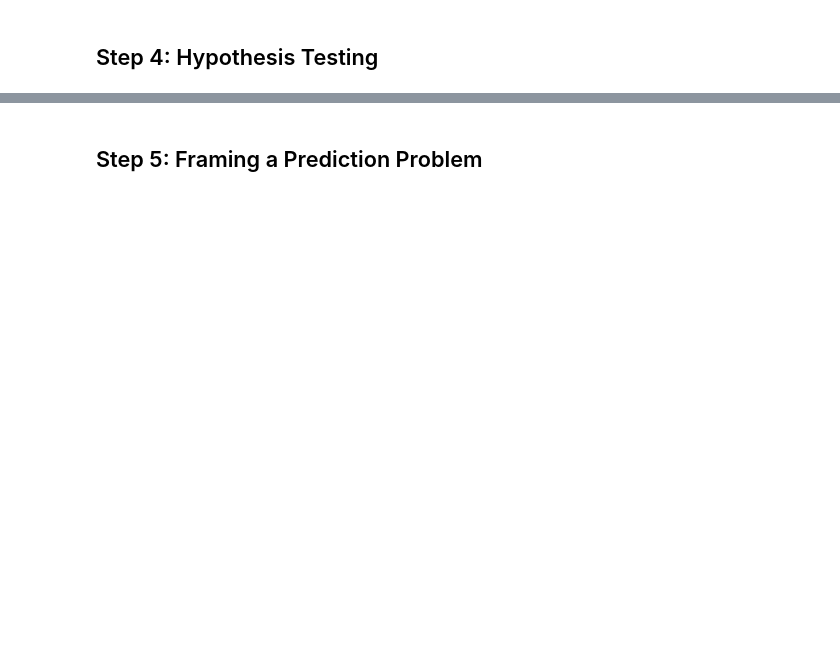
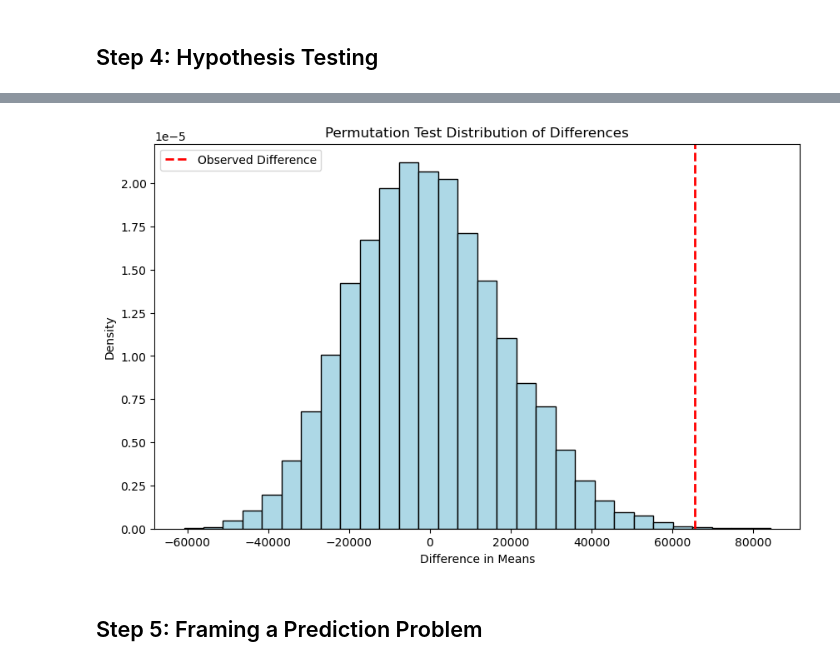
Before and after one commit to Michaelvasandani/RecipesAnalysis, a Jupyter notebook: report.ipynb, the cells around one changed output, grey strips where cells are left out. Drawn from its saved outputs; the diff is of its cells as text; code cells hidden in the pictures; blank space fills up the shorter version.

```diff
--- a/report.ipynb
+++ b/report.ipynb
@@ -489,0 +506,19 @@ memory usage: 263.7+ KB
+# %%
+# Step 1: Separate data for 2011 and other years
+data_2011 = data_imputed[data_imputed['YEAR'] == 2011]['CUSTOMERS.AFFECTED']
+data_other_years = data_imputed[data_imputed['YEAR'] != 2011]['CUSTOMERS.AFFECTED']
+
+# Step 2: Calculate the observed difference in means
+observed_diff = data_2011.mean() - data_other_years.mean()
+# %%
+n_repititions = 10000
+
+
+differences = []
+for _ in range(n_repititions):
+    shuffeled = data_imputed.assign(shuffled_customers = np.random.permutation(data_imputed['CUSTOMERS.AFFECTED']))
+    ## step 2: Compute the test statistic
+    diff_2011 = shuffeled[shuffeled['YEAR'] == 2011]['shuffled_customers'].mean()
+    diff_other_years = shuffeled[shuffeled['YEAR'] != 2011]['shuffled_customers'].mean()
+    difference = diff_2011 - diff_other_years
+    differences.append(difference)
@@ -489,0 +527,20 @@ memory usage: 263.7+ KB
+# %%
+# Step 4: Plot the histogram of the differences
+import matplotlib.pyplot as plt
+
+plt.figure(figsize=(10, 6))
+plt.hist(differences, bins=30, color='lightblue', edgecolor='black', density=True)
+
+# Add a vertical line for the observed difference
+plt.axvline(observed_diff, color='red', linestyle='dashed', linewidth=2, label='Observed Difference')
+
+# Add labels, title, and legend
+plt.xlabel('Difference in Means')
+plt.ylabel('Density')
+plt.title('Permutation Test Distribution of Differences')
+plt.legend()
+
+# Display the plot
+plt.show()
+# %% [output]
+[figure, added]
```
Also changed, not shown: parts of 40 cells of this notebook.
